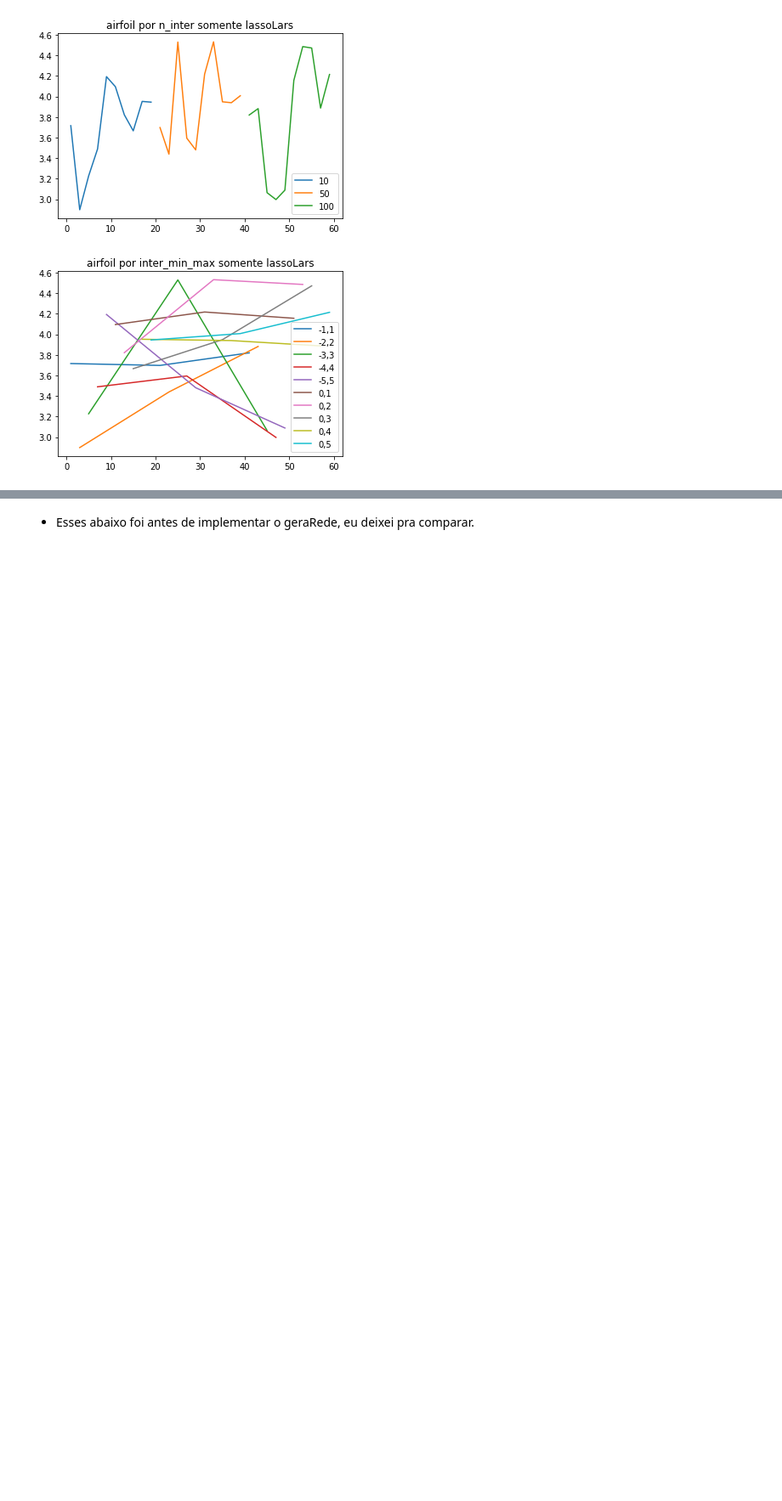
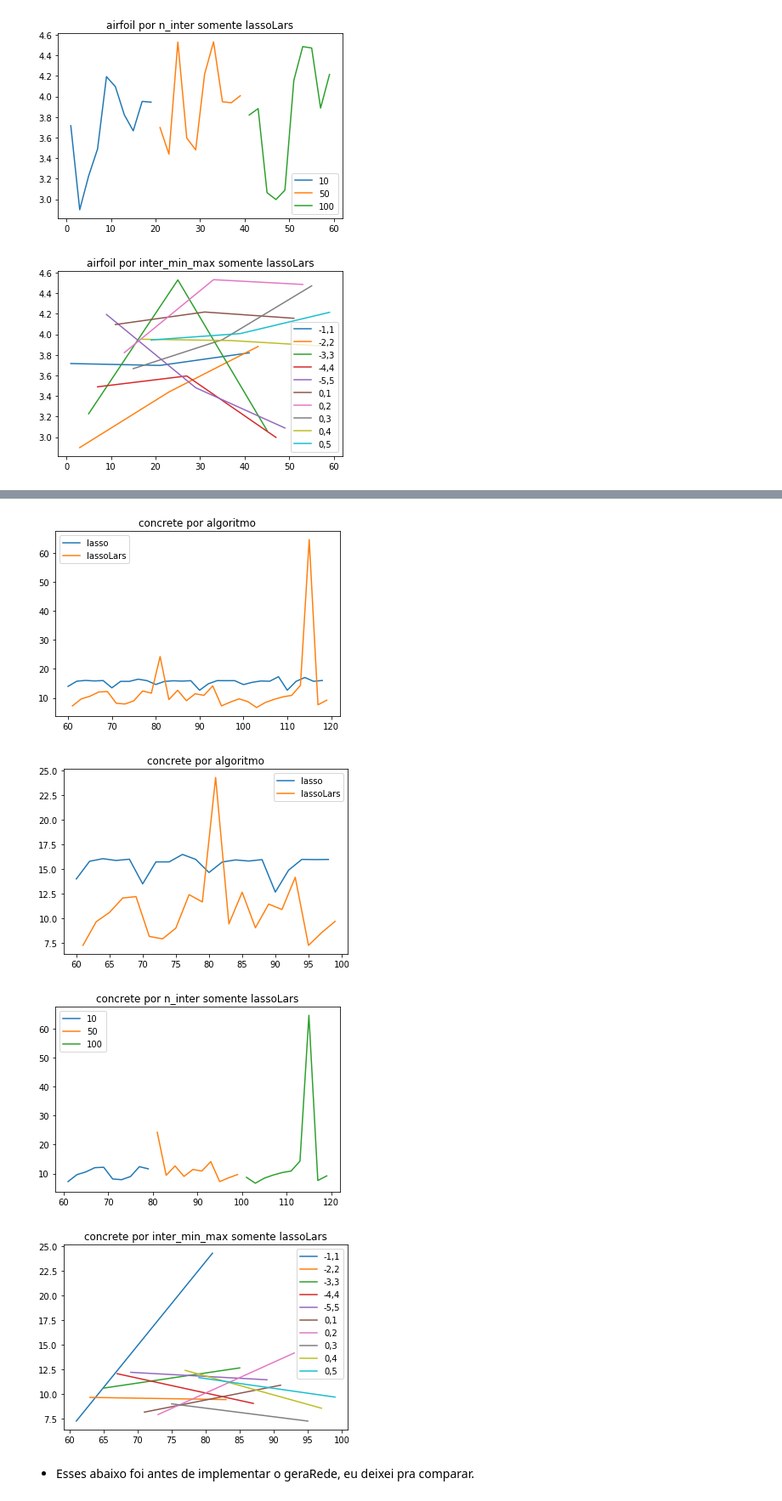
Before and after one commit to maira-lima/inter-transf, a Jupyter notebook: inter-transf.ipynb, the cells around one changed output, grey strips where cells are left out. Shown at 85% size. Saved outputs shown, nothing was run; the diff lists cells and outputs as text; code cells hidden in the pictures; blank space fills up the shorter version.

Commit message:
resultados para concrete

```diff
--- a/inter-transf.ipynb
+++ b/inter-transf.ipynb
@@ -214,15 +215,24 @@ plt.show()
 # %%
 for algoritmo in algoritmos:
     S = df.loc[df['dataset'] == 'concrete'].loc[df['algoritmo'] == algoritmo]['msre']
-    S.plot(title='airfoil por algoritmo', label=algoritmo, legend=True)
+    S.plot(title='concrete por algoritmo', label=algoritmo, legend=True)
+plt.show()
+for algoritmo in algoritmos:
+    S = df.loc[df['dataset'] == 'concrete'].loc[df['algoritmo'] == algoritmo].loc[df['ninter'] != 100]['msre']
+    S.plot(title='concrete por algoritmo', label=algoritmo, legend=True)
 plt.show()
 for ninter in ninter_list:
     S = df.loc[df['dataset'] == 'concrete'].loc[df['algoritmo'] == 'lassoLars'].loc[df['ninter'] == ninter]['msre']
-    S.plot(title='airfoil por n_inter somente lassoLars', label=ninter, legend=True)
+    S.plot(title='concrete por n_inter somente lassoLars', label=ninter, legend=True)
 plt.show()
 for inter_min, inter_max in inter_min_max:
-    S = df.loc[df['dataset'] == 'concrete'].loc[df['algoritmo'] == 'lassoLars'].loc[df['inter_min'] == inter_min].loc[df['inter_max'] == inter_max]['msre']
-    S.plot(title='airfoil por inter_min_max somente lassoLars', label=f'{inter_min},{inter_max}', legend=True)
+    S = df.loc[df['dataset'] == 'concrete'].loc[df['algoritmo'] == 'lassoLars'].loc[df['ninter'] != 100].loc[df['inter_min'] == inter_min].loc[df['inter_max'] == inter_max]['msre']
+    S.plot(title='concrete por inter_min_max somente lassoLars', label=f'{inter_min},{inter_max}', legend=True)
 plt.show()
+# %% [output]
+[figure, added]
+[figure, added]
+[figure, added]
+[figure, added]
 # %% [markdown]
 - Esses abaixo foi antes de implementar o geraRede, eu deixei pra comparar.
```
Also changed, not shown: parts of 3 cells of this notebook, 2 other files.
